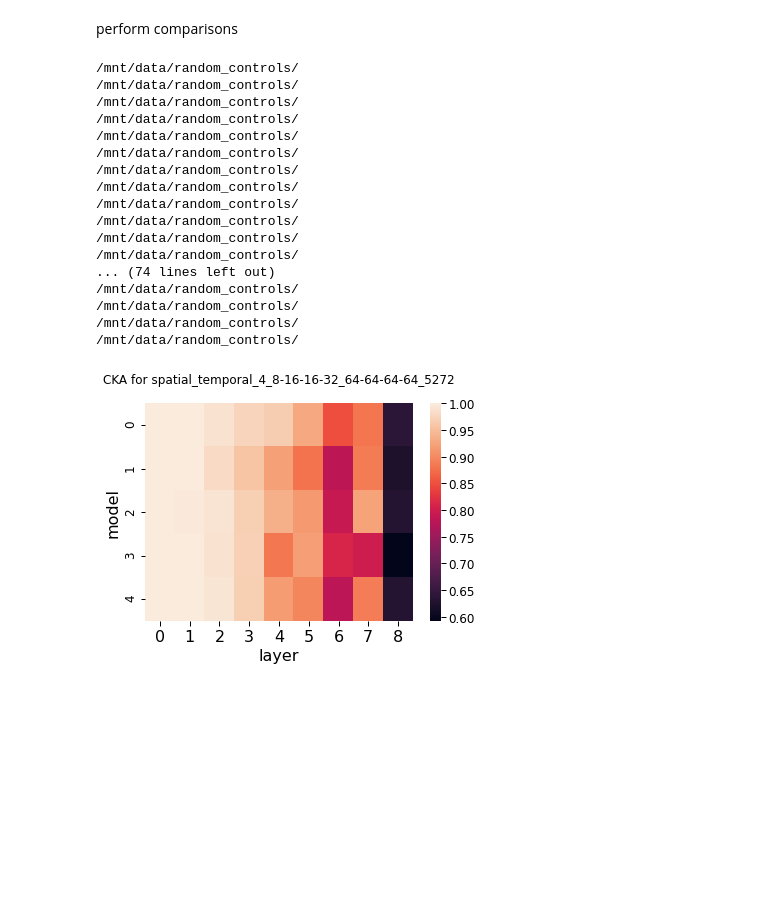
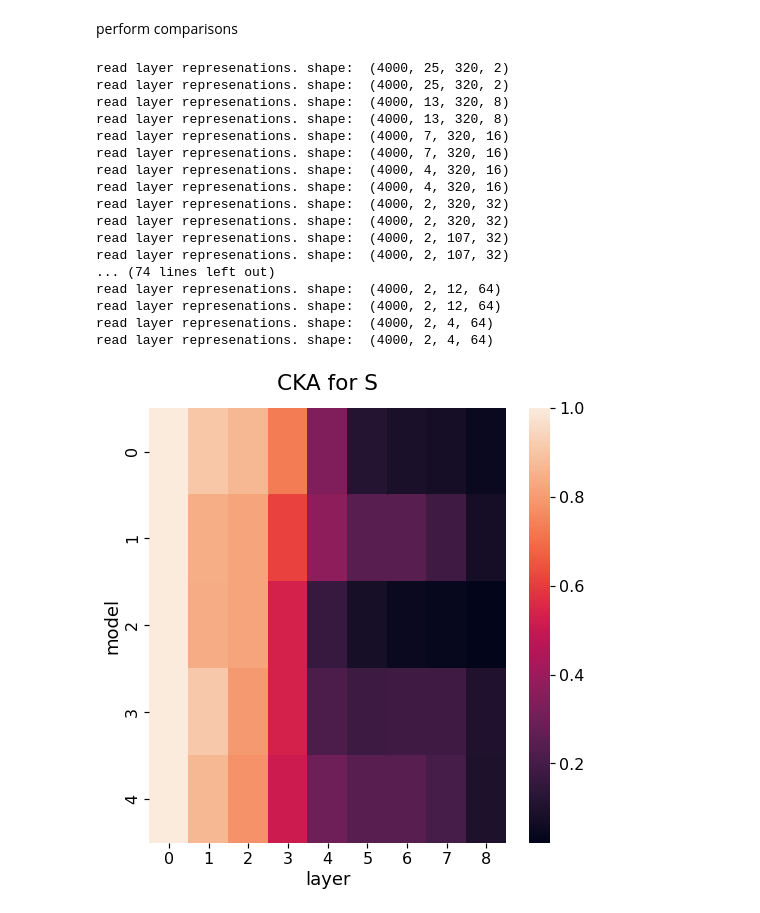
Before and after one commit to amathislab/DeepDraw, a Jupyter notebook: single_cell/02 CKA.ipynb, the cells around one changed output. Drawn from its saved outputs; the diff is of its cells as text; code cells hidden in the pictures; blank space fills up the shorter version.

```diff
--- a/single_cell/02 CKA.ipynb
+++ b/single_cell/02 CKA.ipynb
@@ -62,3 +36,37 @@ runinfo = RunInfo({'expid': 102, #internal experiment id
+# %%
+modelinfo = dict({'type': 'S',
+        'typename': 'spatial_temporal',
+        'base': 'spatial_temporal_4_8-16-16-32_32-32-64-64_7293',
+        'base_regression': 'spatial_temporal_r_4_8-16-16-32_32-32-64-64_7293',
+        'nlayers': 8,
+        'max_nlayers': 8,
+        'max_act': 14, #this can be manually adjusted as the maximum in the preferred direction histogram
+        'control': False,
+        'cmap': matplotlib.colors.ListedColormap(['midnightblue']),
+        'color': 'midnightblue',
+        'regression_color': 'darkturquoise',
+        'control_cmap': 'Greys_r',
+        'regression_cmap': matplotlib.colors.ListedColormap(['darkturquoise']),
+        's_stride': 2,
+        't_stride': 3,
+        'regression_task': False,
+        'model_path': None,
+        'exp_id': None,})
+
+runinfo = RunInfo({'expid': 402, #internal experiment id
+                   'datafraction': 'auto',  #fraction (0,1] or 'auto' (i.e. if you want to run a new analysis but keep the old results that it would otherwise overwrite, increment by 1)
+                   'randomseed': 2000,
+                   'randomseed_traintest': 42,
+                   'dirr2threshold': 0.2,
+                   'verbose': 2, #0 (least), 1, 2 (most)
+                   'model_experiment_id': 22,  #used in model training, int or 'auto'
+                   'basefolder': '/media/data/DeepDraw/revisions/analysis-data/', ## change this folder to redirect to where the data is saved locally
+                   'batchsize': 100, #for layer representation generation
+                   'default_run': True, #only variable that is 'trial'-dependent,
+                                    #ie should be changed when rerunning stuff in same folder
+                                    #not semantically important for run info
+                    'dpi': 500
+            })
 # %% [markdown]
 internal vars
 # %%
@@ -80,40 +88,39 @@ for iinsta in np.arange(0,n_instantiations):
 
     for ilayer in np.arange(-1, nlayers):
         layer = lstring(ilayer)
-        X = pickle.load(open(os.path.join(runinfo.datafolder(trainedmodel), layer + '.pkl'), 'rb'))
+        X = read_layer_reps(ilayer, runinfo, trainedmodel)
         X = X.reshape((X.shape[0], -1))
-        Y = pickle.load(open(os.path.join(runinfo.datafolder(controlmodel), layer + '.pkl'), 'rb'))
+        Y = read_layer_reps(ilayer, runinfo, controlmodel)
         Y = Y.reshape((Y.shape[0], -1))
-
-        #print("Layer %d " %(ilayer + 1))
-        #print("X Shape: %s, Y Shape: %s" %(X.shape, Y.shape))
 
         cka_from_examples = cka(gram_linear(X), gram_linear(Y))
 
         cka_matrix[iinsta, ilayer + 1] = cka_from_examples
 # %% [output]
-/mnt/data/random_controls/
-/mnt/data/random_controls/
-/mnt/data/random_controls/
-/mnt/data/random_controls/
-/mnt/data/random_controls/
-/mnt/data/random_controls/
-/mnt/data/random_controls/
-/mnt/data/random_controls/
-/mnt/data/random_controls/
-/mnt/data/random_controls/
-/mnt/data/random_controls/
-/mnt/data/random_controls/
+read layer represenations. shape:  (4000, 25, 320, 2)
+read layer represenations. shape:  (4000, 25, 320, 2)
+read layer represenations. shape:  (4000, 13, 320, 8)
+read layer represenations. shape:  (4000, 13, 320, 8)
+read layer represenations. shape:  (4000, 7, 320, 16)
+read layer represenations. shape:  (4000, 7, 320, 16)
+read layer represenations. shape:  (4000, 4, 320, 16)
+read layer represenations. shape:  (4000, 4, 320, 16)
+read layer represenations. shape:  (4000, 2, 320, 32)
+read layer represenations. shape:  (4000, 2, 320, 32)
+read layer represenations. shape:  (4000, 2, 107, 32)
+read layer represenations. shape:  (4000, 2, 107, 32)
 ... (74 lines left out)
-/mnt/data/random_controls/
-/mnt/data/random_controls/
-/mnt/data/random_controls/
-/mnt/data/random_controls/
+read layer represenations. shape:  (4000, 2, 12, 64)
+read layer represenations. shape:  (4000, 2, 12, 64)
+read layer represenations. shape:  (4000, 2, 4, 64)
+read layer represenations. shape:  (4000, 2, 4, 64)
 # %%
+fig = plt.figure()
 cka_ax = sns.heatmap(cka_matrix)
 cka_ax.set_xlabel('layer')
 cka_ax.set_ylabel('model')
-cka_ax.set_title('CKA for %s' %modelinfo['shortbase'])
+cka_ax.set_title('CKA for %s' %modelinfo['type'])
 fig = cka_ax.get_figure()
+fig
 # %% [output]
-[figure, old version]
+[figure, new version]
```
Also changed, not shown: parts of 2 cells of this notebook, 22 other files.
